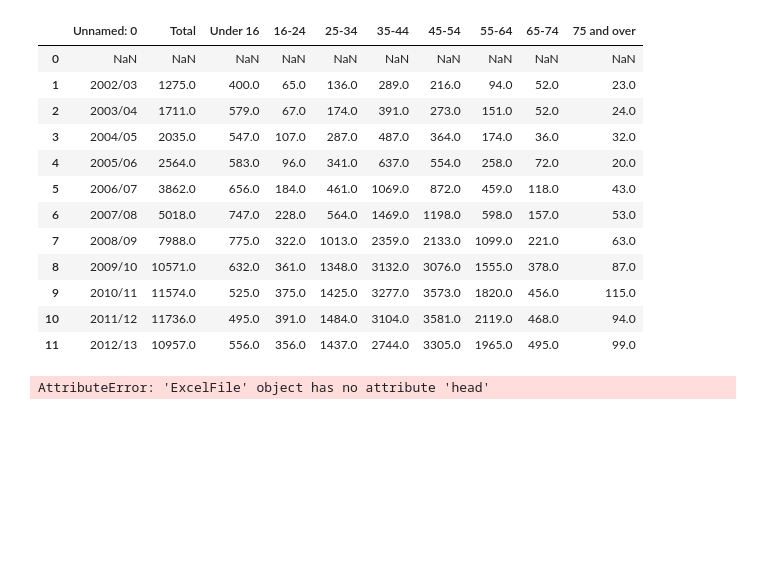
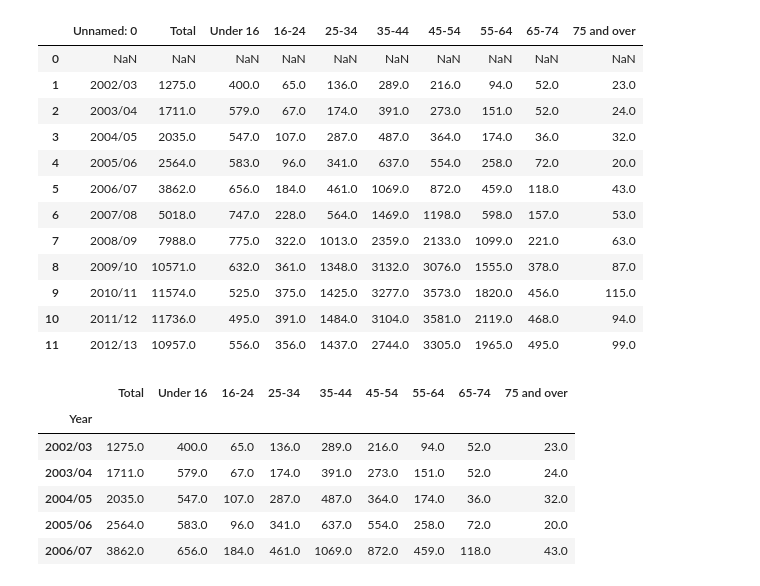
Before and after one commit to nlnandya/pytn-for-ds, a Jupyter notebook: Sesi_6/england_obest.ipynb, the cells around one changed output. Saved outputs shown, nothing was run; the diff lists cells and outputs as text; code cells hidden in the pictures; blank space fills up the shorter version.

```diff
--- a/Sesi_6/england_obest.ipynb
+++ b/Sesi_6/england_obest.ipynb
@@ -44,6 +44,12 @@ obesdataByAge.dropna(inplace=True)
 # %%
 obesdataByAge.set_index("Year", inplace=True)
 # %%
-obesData.head()
+obesdataByAge.head()
 # %% [output]
-AttributeError: 'ExcelFile' object has no attribute 'head'
+|  | Total | Under 16 | 16-24 | 25-34 | 35-44 | 45-54 | 55-64 | 65-74 | 75 and over |
+| Year |  |  |  |  |  |  |  |  |  |
+| 2002/03 | 1275.0 | 400.0 | 65.0 | 136.0 | 289.0 | 216.0 | 94.0 | 52.0 | 23.0 |
+| 2003/04 | 1711.0 | 579.0 | 67.0 | 174.0 | 391.0 | 273.0 | 151.0 | 52.0 | 24.0 |
+| 2004/05 | 2035.0 | 547.0 | 107.0 | 287.0 | 487.0 | 364.0 | 174.0 | 36.0 | 32.0 |
+| 2005/06 | 2564.0 | 583.0 | 96.0 | 341.0 | 637.0 | 554.0 | 258.0 | 72.0 | 20.0 |
+| 2006/07 | 3862.0 | 656.0 | 184.0 | 461.0 | 1069.0 | 872.0 | 459.0 | 118.0 | 43.0 |
```
Also changed, not shown: parts of 4 cells of this notebook, 1 other file.
